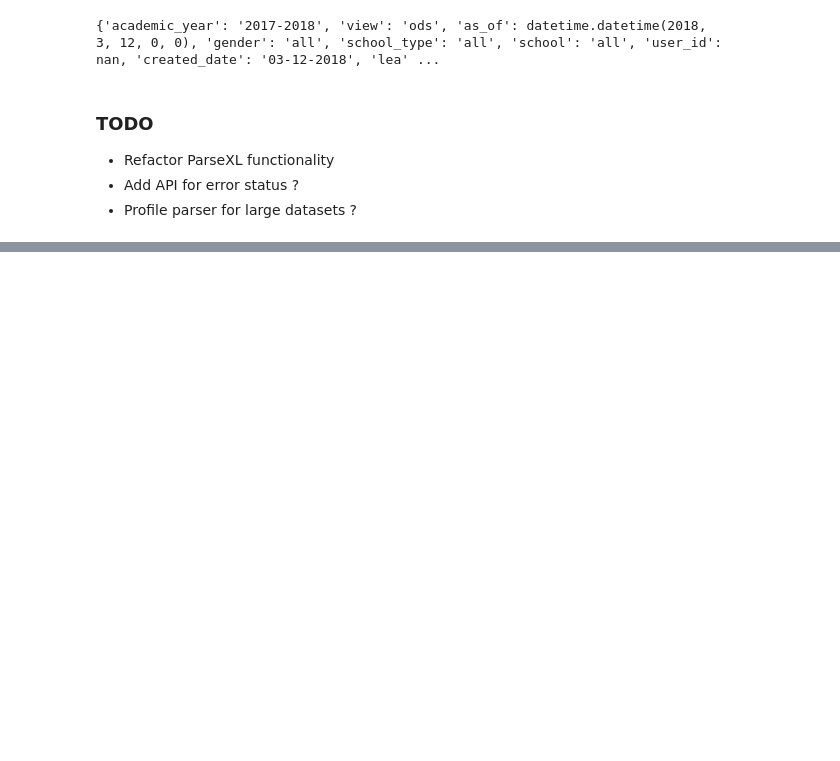
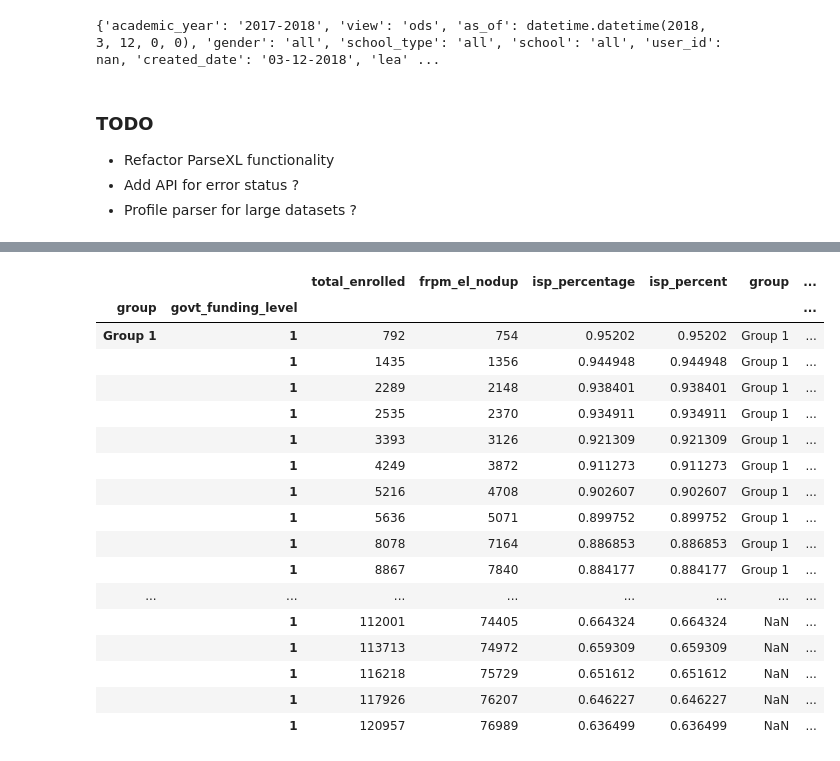
Before and after one commit to opensandiego/mealscount-backend, a Jupyter notebook: sandbox/backend_utils.ipynb, the cells around one changed output, grey strips where cells are left out. Cells and saved outputs as stored; diff of their text form; code cells hidden in the pictures; blank space fills up the shorter version.

```diff
--- a/sandbox/backend_utils.ipynb
+++ b/sandbox/backend_utils.ipynb
@@ -286,0 +335,3 @@ print(metadata)
+# %%
+data['group']=np.NaN
+data.at[data[data.isp_percentage>.825].index, 'group']="Group 1"
@@ -286,0 +362,14 @@ print(metadata)
+# %%
+
+#rates = config.cep_rates(region=kwargs['state'])
+data['group'] = np.NaN
+
+# gives an index list of values where ISP_percent is > .825
+data['isp_percent'] = data.frpm_el_nodup / data.total_enrolled
+data.sort_values(by=['isp_percent'], inplace=True, ascending=False)
+
+top_group = data[["total_enrolled", "frpm_el_nodup"]].cumsum()
+top_group['isp_percent'] = top_group.frpm_el_nodup / top_group.total_enrolled
+one_hundred_percent_funding_indexes = top_group[top_group.isp_percent > .825].index
+
+len(one_hundred_percent_funding_indexes)
@@ -286,0 +378,15 @@ print(metadata)
+# %%
+data.at[one_hundred_percent_funding_indexes, 'group'] = "Group 1"
+
+greater_than_minimum = data.mask(data.isp_percentage > .6)
+mask_cumsum = greater_than_minimum[["total_enrolled","frpm_el_nodup"]].cumsum()
+mask_cumsum['isp_percent'] = mask_cumsum.frpm_el_nodup / mask_cumsum.total_enrolled
+min_percent_schools = greater_than_minimum[mask_cumsum.isp_percent > .6].index
+data.at[min_percent_schools, 'group'] = "Group 2"
+
+group_2_percent = mask_cumsum['isp_percent'][mask_cumsum.isp_percent > .6].tail(1)
+
+data['govt_funding_level'] = np.where(data.isp_percent * 1.3 > 1, 1, data.isp_percent * 1.3)
+data.sort_values(['isp_percent', 'frpm_el_nodup'],
+                 ascending=[False, False],
+                 inplace=True)
@@ -286,0 +409,21 @@ print(metadata)
+# %%
+data
+# %% [output]
+|  |  | total_enrolled | frpm_el_nodup | isp_percentage | isp_percent | group | ... |
+| group | govt_funding_level |  |  |  |  |  | ... |
+| Group 1 | 1 | 792 | 754 | 0.95202 | 0.95202 | Group 1 | ... |
+|  | 1 | 1435 | 1356 | 0.944948 | 0.944948 | Group 1 | ... |
+|  | 1 | 2289 | 2148 | 0.938401 | 0.938401 | Group 1 | ... |
+|  | 1 | 2535 | 2370 | 0.934911 | 0.934911 | Group 1 | ... |
+|  | 1 | 3393 | 3126 | 0.921309 | 0.921309 | Group 1 | ... |
+|  | 1 | 4249 | 3872 | 0.911273 | 0.911273 | Group 1 | ... |
+|  | 1 | 5216 | 4708 | 0.902607 | 0.902607 | Group 1 | ... |
+|  | 1 | 5636 | 5071 | 0.899752 | 0.899752 | Group 1 | ... |
+|  | 1 | 8078 | 7164 | 0.886853 | 0.886853 | Group 1 | ... |
+|  | 1 | 8867 | 7840 | 0.884177 | 0.884177 | Group 1 | ... |
+| ... | ... | ... | ... | ... | ... | ... | ... |
+|  | 1 | 112001 | 74405 | 0.664324 | 0.664324 | NaN | ... |
+|  | 1 | 113713 | 74972 | 0.659309 | 0.659309 | NaN | ... |
+|  | 1 | 116218 | 75729 | 0.651612 | 0.651612 | NaN | ... |
+|  | 1 | 117926 | 76207 | 0.646227 | 0.646227 | NaN | ... |
+|  | 1 | 120957 | 76989 | 0.636499 | 0.636499 | NaN | ... |
```
Also changed, not shown: parts of 15 cells of this notebook, 14 other files.
